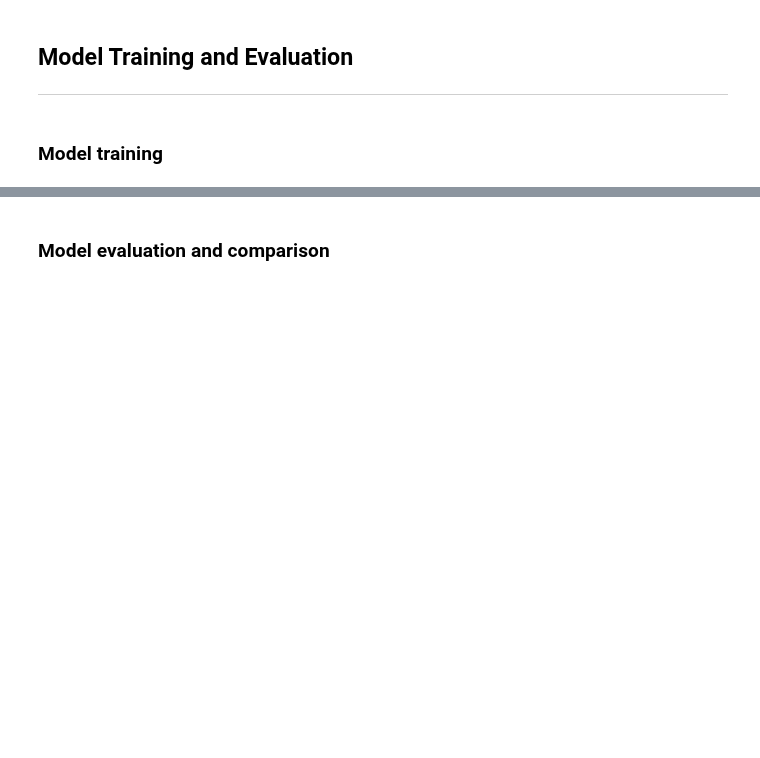
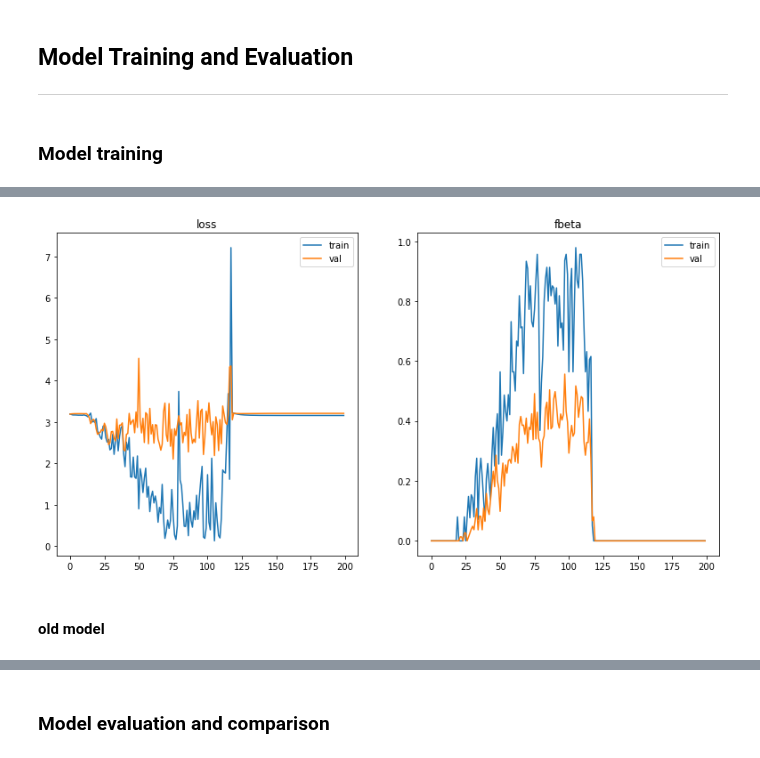
Before and after one commit to damilo/keyestcnn, a Jupyter notebook: keyestcnn.ipynb, the cells around one changed output, grey strips where cells are left out. Drawn from its saved outputs; the diff is of its cells as text; code cells hidden in the pictures; blank space fills up the shorter version.

```diff
--- a/keyestcnn.ipynb
+++ b/keyestcnn.ipynb
@@ -172,3 +153,14 @@ print ('    spectrogram image key-mode pair:',\
 **Read in images, convert to tensors**
 
 Keras Conv2D layers expect a **4D tensor with shape (batch, rows, cols, channels)** (if param data_format='channels_last') (src: <a href='https://keras.io/layers/convolutional/#conv2d'>Keras Conv2D</a>)
+# %%
+import numpy as np
+import pandas as pd
+
+src_spectro_data_pd = pd.DataFrame (
+    np.column_stack ((src_spectro_data['filenames'], src_spectro_data['target'])),
+    columns=['filenames', 'target'])
+
+src_spectro_data_pd = src_spectro_data_pd.sample (frac=1, random_state=PARAM_RND_STATE).reset_index (drop=True)
+
+src_spectro_data_pd.head (5)
@@ -415,3 +528,27 @@ model.compile (optimizer=opt, loss=loss, metrics=[fbeta])
+# %%
+import matplotlib.pyplot as plt
+%matplotlib inline
+
+df_train = pd.DataFrame (scalars_train, columns=model.metrics_names)
+df_val = pd.DataFrame (scalars_val, columns=model.metrics_names)
+
+fig, axs = plt.subplots (1, 2)
+
+axs[0].set_title (model.metrics_names[0])
+axs[0].plot (df_train[model.metrics_names[0]])
+axs[0].plot (df_val[model.metrics_names[0]])
+axs[0].legend (['train', 'val'])
+
+axs[1].set_title (model.metrics_names[1])
+axs[1].plot (df_train[model.metrics_names[1]])
+axs[1].plot (df_val[model.metrics_names[1]])
+axs[1].legend (['train', 'val'])
+
+fig.set_size_inches (480*2/fig.dpi, 480/fig.dpi)
+# %% [output]
+[figure, added]
+# %% [markdown]
+#### old model
 # %%
 import os
 from keras import callbacks
```
Also changed, not shown: parts of 14 cells of this notebook, 2 other files.
